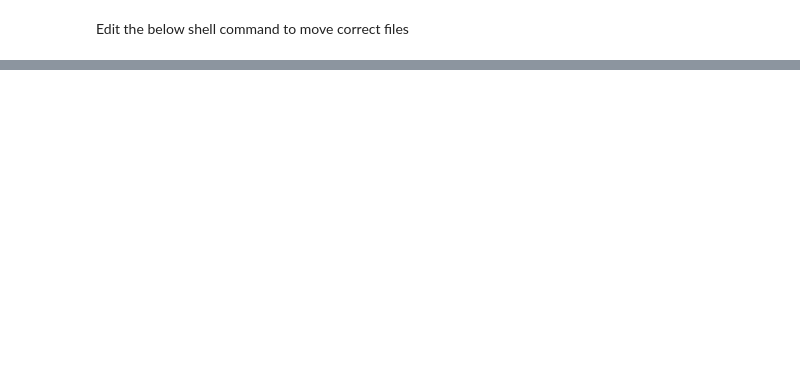
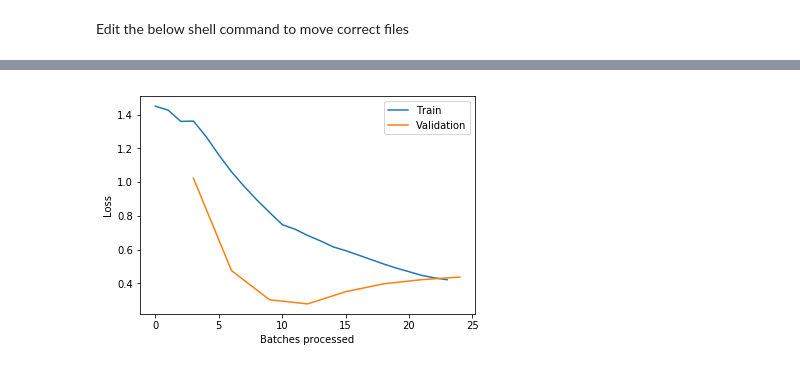
Before and after one commit to myke11j/fast-ai-deep-learning-course, a Jupyter notebook: Lesson_2_Image_classification_ipynb.ipynb, the cells around one changed output, grey strips where cells are left out. Drawn from its saved outputs; the diff is of its cells as text; code cells hidden in the pictures; blank space fills up the shorter version.

```diff
--- a/Lesson_2_Image_classification_ipynb.ipynb
+++ b/Lesson_2_Image_classification_ipynb.ipynb
@@ -115 +119,5 @@ learner.save('stage-1')
+# %%
+learner_resnet34.recorder.plot_losses()
+# %% [output]
+[figure, added]
 # %%
```
Also changed, not shown: parts of 36 cells of this notebook.
